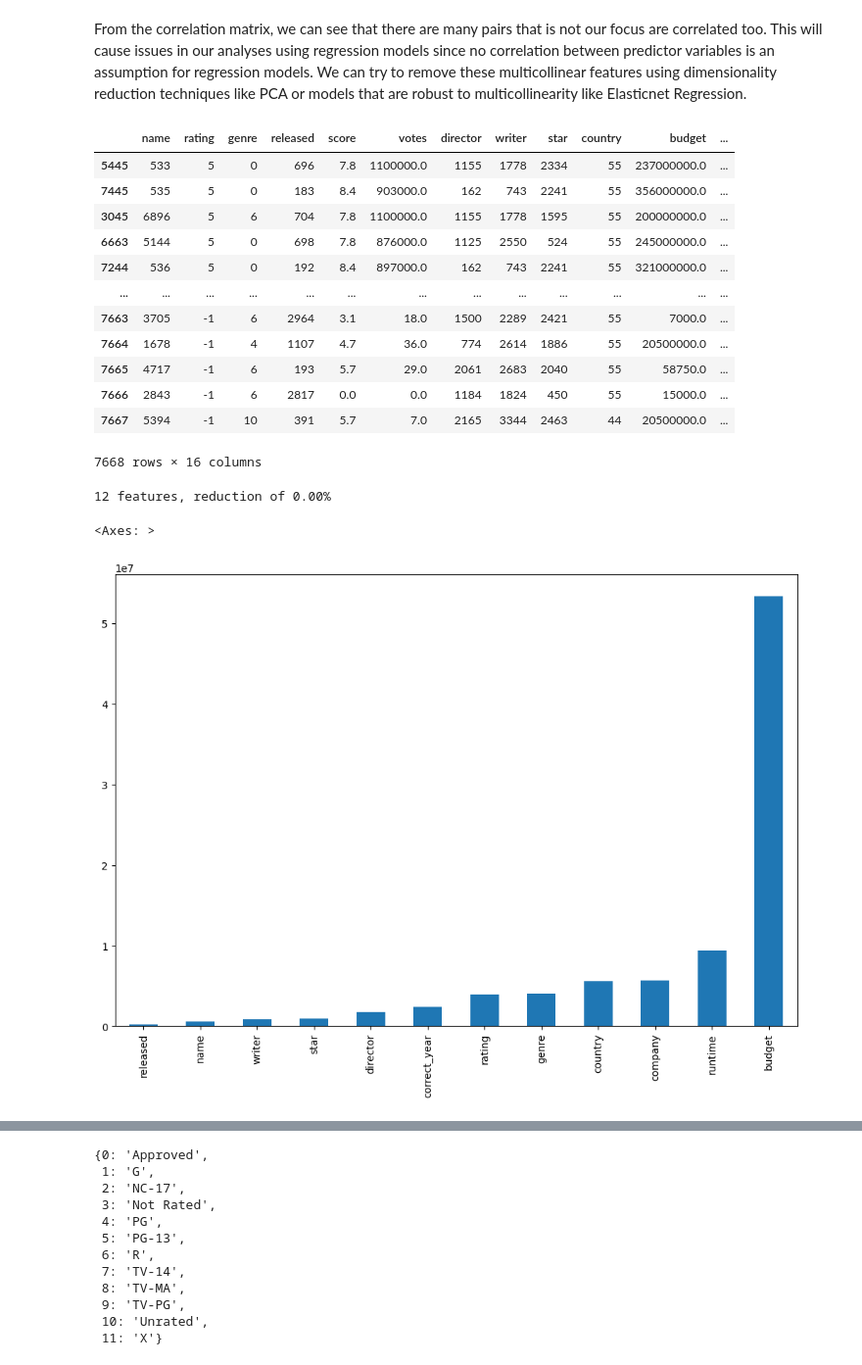
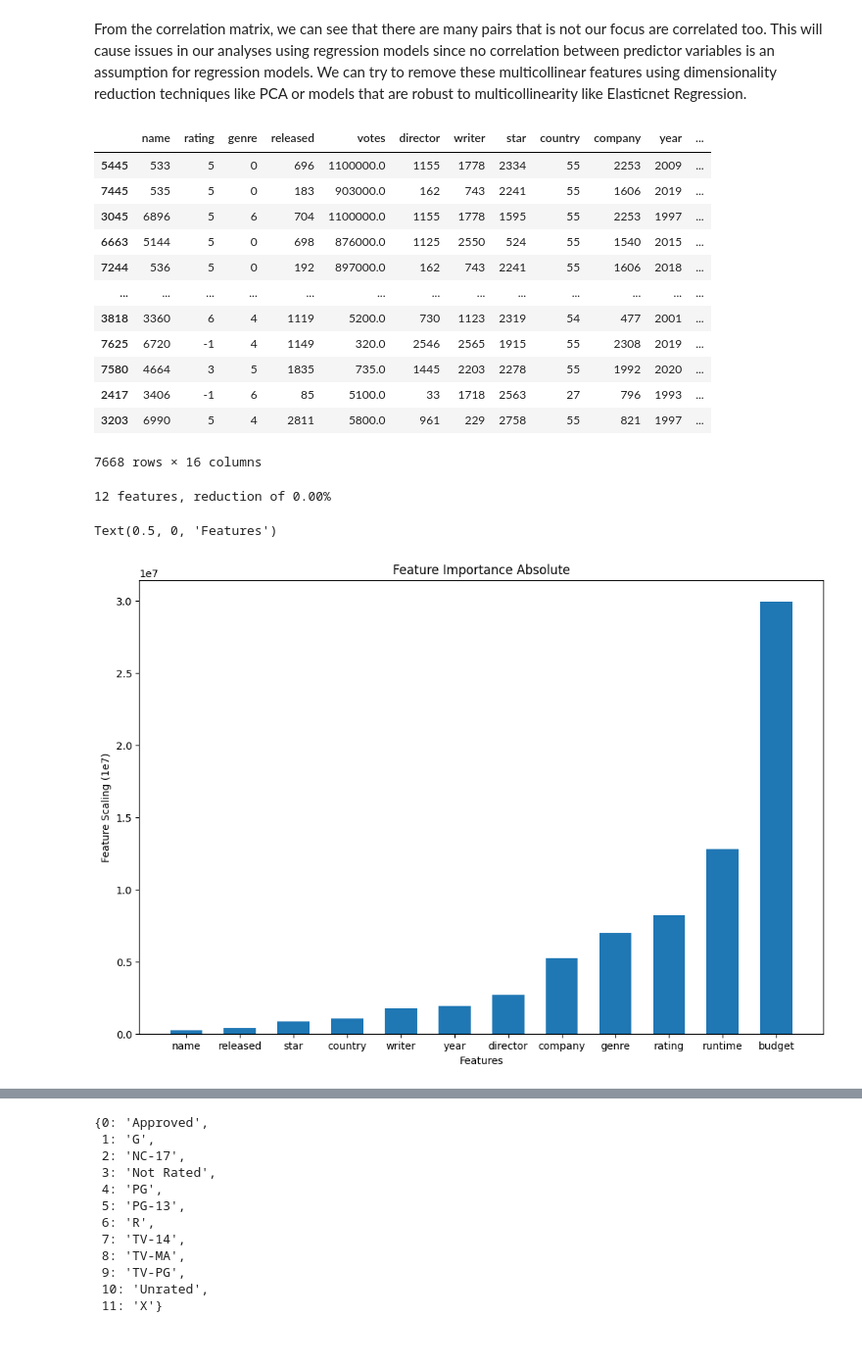
Before and after one commit to jack-li-2000/IMDB_movie_analysis, a Jupyter notebook: movies_correlation.ipynb, the cells around one changed output, grey strips where cells are left out. Shown at 98% size. Drawn from its saved outputs; the diff is of its cells as text; code cells hidden in the pictures.

Commit message:
Update movies_correlation.ipynb
added more analyses, added details to conclusion. **in progress

```diff
--- a/movies_correlation.ipynb
+++ b/movies_correlation.ipynb
@@ -73,6 +63,10 @@ movies[['year', 'released']][240:250] #noticed some years dont match released li
 | 248 | 1982 | February 4, 1983 (United States) |
 | 249 | 1982 | December 10, 1982 (United States) |
 # %%
+"""
+Take the year from the released date rather than using year.
+"""
+
 para_index = movies['released'].astype(str).str.find('(')
 year_indstart = para_index - 5
 year_indend = para_index - 1
@@ -84,5 +78,5 @@ for i, date in enumerate(movies['released'].sort_index()):
     else:
         years_corrected.append(0)
 
-movies['correct_year'] = years_corrected
+movies['year'] = years_corrected
 movies['net'] = movies['gross'] - movies['budget']
@@ -88,0 +92,29 @@ movies['net'] = movies['gross'] - movies['budget']
+# %%
+from sklearn.experimental import enable_iterative_imputer
+from sklearn.impute import IterativeImputer
+
+"""
+Use sklearn's iterativeimputer module to input missing budget columns using the other features. This feature is experimental but may yield more accurate results since the estimated budget is based from multiple features.
+"""
+
+movies_num = movies[['year','score','budget','gross','runtime','net']]
+movies_full = movies_num[movies_num['budget'].notna()]
+
+movies_empty = movies_num[movies_num['budget'].isna()]
+
+imp = IterativeImputer(max_iter=10, random_state=0)
+imp.fit(movies_num)
+
+movies_imputed = pd.DataFrame(np.round(imp.transform(movies_num),1), columns= movies_empty.columns)
+movies_imputed.year = movies_imputed['year'].astype(int)
+
+movies.reset_index(drop=True)
+movies = movies.drop(['year','score','budget','gross','runtime','net'], axis=1)
+movies = movies.merge(movies_imputed, left_index=True, right_index=True)
+# %%
+movies[movies.year == 0]
+
+# only 2 instances of 0 year - can change manually
+
+movies.loc[5728,'year'] = 2010
+movies.loc[5730,'year'] = 2010
@@ -137,6 +238,5 @@ for col in movies_conv.columns:
 
 
 
-movies_conv = movies_conv.drop(columns=['year'])
 movies_conv
 # %% [output]
@@ -210,18 +311,18 @@ From the correlation matrix, we can see that there are many pairs that is not ou
 # %%
 movies_conv
 # %% [output]
-|  | name | rating | genre | released | score | votes | director | writer | star | country | budget | ... |
-| 5445 | 533 | 5 | 0 | 696 | 7.8 | 1100000.0 | 1155 | 1778 | 2334 | 55 | 237000000.0 | ... |
-| 7445 | 535 | 5 | 0 | 183 | 8.4 | 903000.0 | 162 | 743 | 2241 | 55 | 356000000.0 | ... |
-| 3045 | 6896 | 5 | 6 | 704 | 7.8 | 1100000.0 | 1155 | 1778 | 1595 | 55 | 200000000.0 | ... |
-| 6663 | 5144 | 5 | 0 | 698 | 7.8 | 876000.0 | 1125 | 2550 | 524 | 55 | 245000000.0 | ... |
-| 7244 | 536 | 5 | 0 | 192 | 8.4 | 897000.0 | 162 | 743 | 2241 | 55 | 321000000.0 | ... |
+|  | name | rating | genre | released | votes | director | writer | star | country | company | year | ... |
+| 5445 | 533 | 5 | 0 | 696 | 1100000.0 | 1155 | 1778 | 2334 | 55 | 2253 | 2009 | ... |
+| 7445 | 535 | 5 | 0 | 183 | 903000.0 | 162 | 743 | 2241 | 55 | 1606 | 2019 | ... |
+| 3045 | 6896 | 5 | 6 | 704 | 1100000.0 | 1155 | 1778 | 1595 | 55 | 2253 | 1997 | ... |
+| 6663 | 5144 | 5 | 0 | 698 | 876000.0 | 1125 | 2550 | 524 | 55 | 1540 | 2015 | ... |
+| 7244 | 536 | 5 | 0 | 192 | 897000.0 | 162 | 743 | 2241 | 55 | 1606 | 2018 | ... |
 | ... | ... | ... | ... | ... | ... | ... | ... | ... | ... | ... | ... | ... |
-| 7663 | 3705 | -1 | 6 | 2964 | 3.1 | 18.0 | 1500 | 2289 | 2421 | 55 | 7000.0 | ... |
-| 7664 | 1678 | -1 | 4 | 1107 | 4.7 | 36.0 | 774 | 2614 | 1886 | 55 | 20500000.0 | ... |
-| 7665 | 4717 | -1 | 6 | 193 | 5.7 | 29.0 | 2061 | 2683 | 2040 | 55 | 58750.0 | ... |
-| 7666 | 2843 | -1 | 6 | 2817 | 0.0 | 0.0 | 1184 | 1824 | 450 | 55 | 15000.0 | ... |
-| 7667 | 5394 | -1 | 10 | 391 | 5.7 | 7.0 | 2165 | 3344 | 2463 | 44 | 20500000.0 | ... |
+| 3818 | 3360 | 6 | 4 | 1119 | 5200.0 | 730 | 1123 | 2319 | 54 | 477 | 2001 | ... |
+| 7625 | 6720 | -1 | 4 | 1149 | 320.0 | 2546 | 2565 | 1915 | 55 | 2308 | 2019 | ... |
+| 7580 | 4664 | 3 | 5 | 1835 | 735.0 | 1445 | 2203 | 2278 | 55 | 1992 | 2020 | ... |
+| 2417 | 3406 | -1 | 6 | 85 | 5100.0 | 33 | 1718 | 2563 | 27 | 796 | 1993 | ... |
+| 3203 | 6990 | 5 | 4 | 2811 | 5800.0 | 961 | 229 | 2758 | 55 | 821 | 1997 | ... |
 7668 rows × 16 columns
 # %%
 import sklearn.linear_model as lm
@@ -245,18 +346,21 @@ X_movies = movies_conv[movies_features]
 # %%
 # elastic net requires normalization since penalty coefficients are the same for all variables
 
 gross_model = make_pipeline(StandardScaler(), lm.ElasticNet(random_state=0))
 
 gross_model.fit(X_movies, y_net)
 
 feature_importance = pd.Series(index = X_movies.columns, data = np.abs(gross_model.steps[1][1].coef_))
 
 n_selected_features = (feature_importance>0).sum()
 print('{0:d} features, reduction of {1:2.2f}%'.format(
     n_selected_features,(1-n_selected_features/len(feature_importance))*100))
 
-feature_importance.sort_values().tail(30).plot(kind = 'bar')
+plt.bar(feature_importance.sort_values().index, feature_importance.sort_values(), width=0.6)
+plt.title('Feature Importance Absolute')
+plt.ylabel('Feature Scaling (1e7)')
+plt.xlabel('Features')
 # %% [output]
 12 features, reduction of 0.00%
-<Axes: >
+Text(0.5, 0, 'Features')
-[figure, old version]
+[figure, new version]
```
Also changed, not shown: parts of 21 cells of this notebook.
